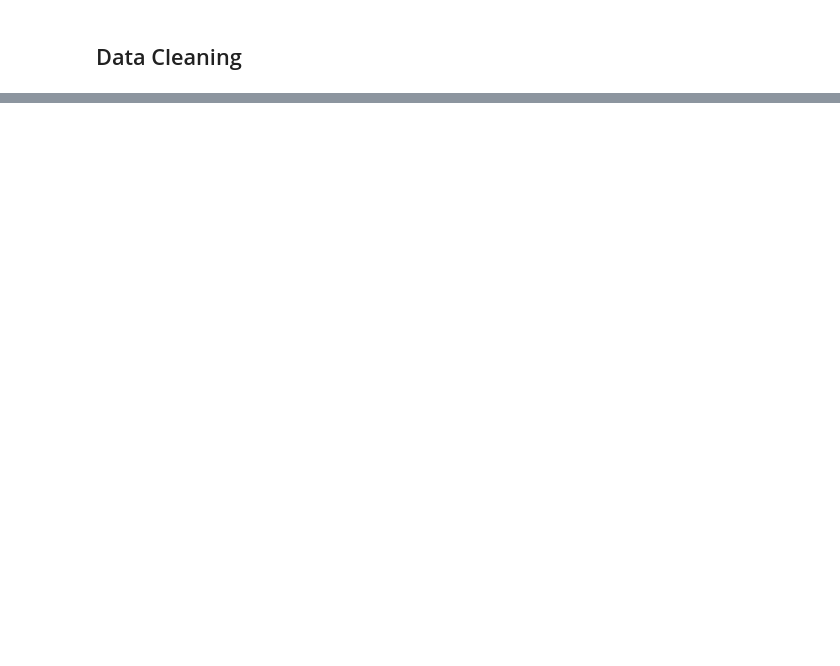
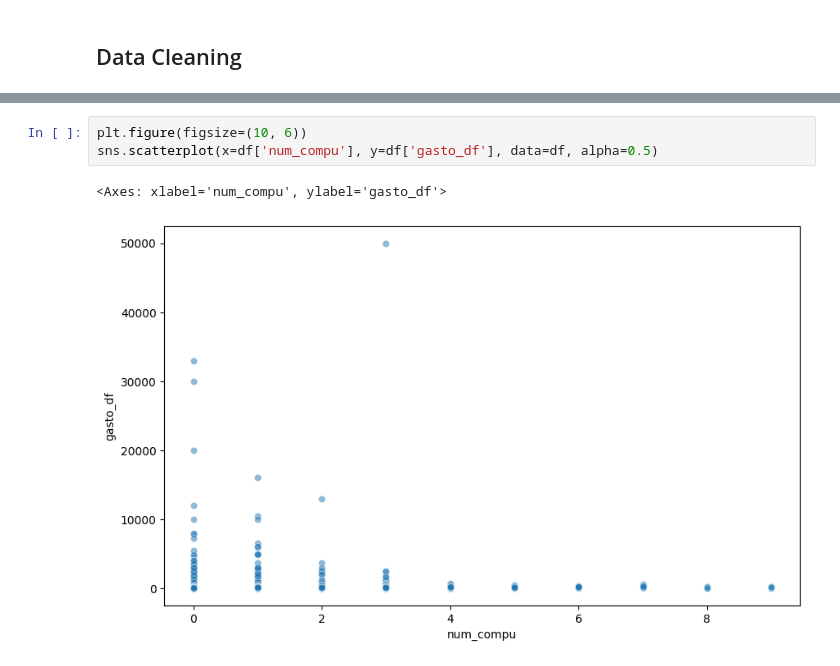
Before and after one commit to darmasrmez/ENIGH-project, a Jupyter notebook: analysis/bivariate.ipynb, the cells around one changed output, grey strips where cells are left out. Drawn from its saved outputs; the diff is of its cells as text; blank space fills up the shorter version.

```diff
--- a/analysis/bivariate.ipynb
+++ b/analysis/bivariate.ipynb
@@ -144,0 +74,6 @@ MemoryError: Unable to allocate 564. MiB for an array with shape (6, 12328570) a
+# %%
+plt.figure(figsize=(10, 6))
+sns.scatterplot(x=df['num_compu'], y=df['gasto_df'], data=df, alpha=0.5)
+# %% [output]
+<Axes: xlabel='num_compu', ylabel='gasto_df'>
+[figure, added]
```
Also changed, not shown: parts of 24 cells of this notebook, 1 other file.
